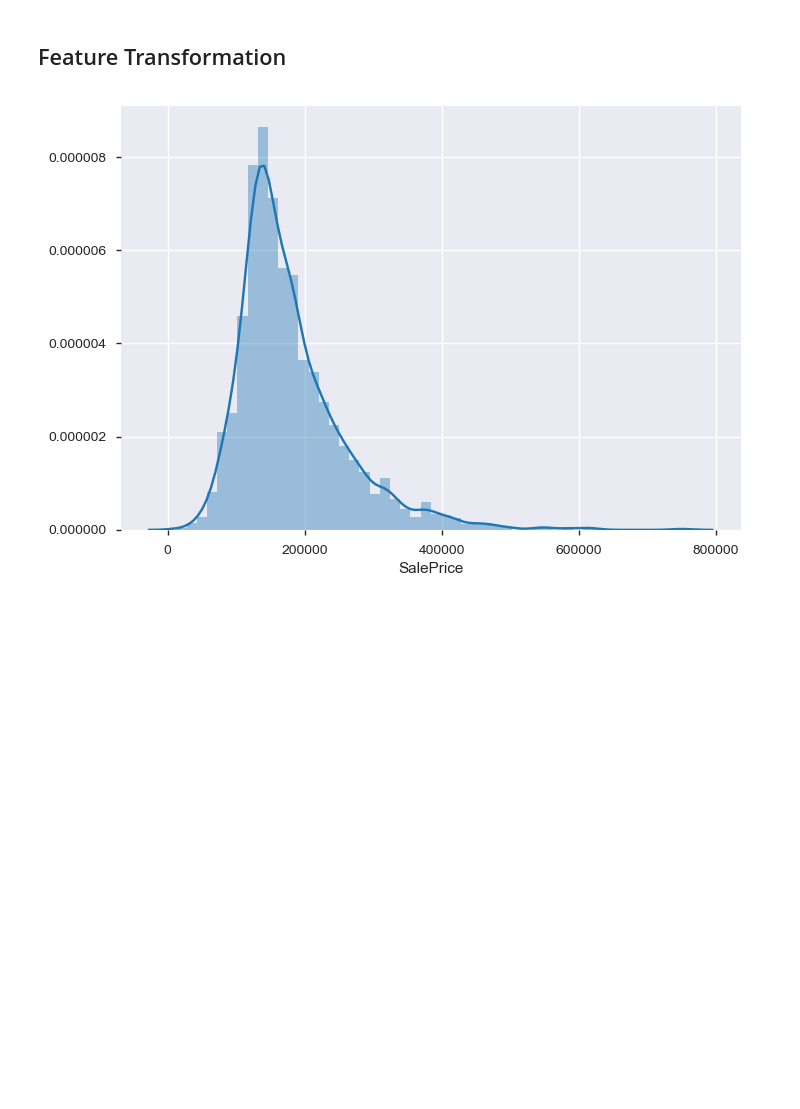
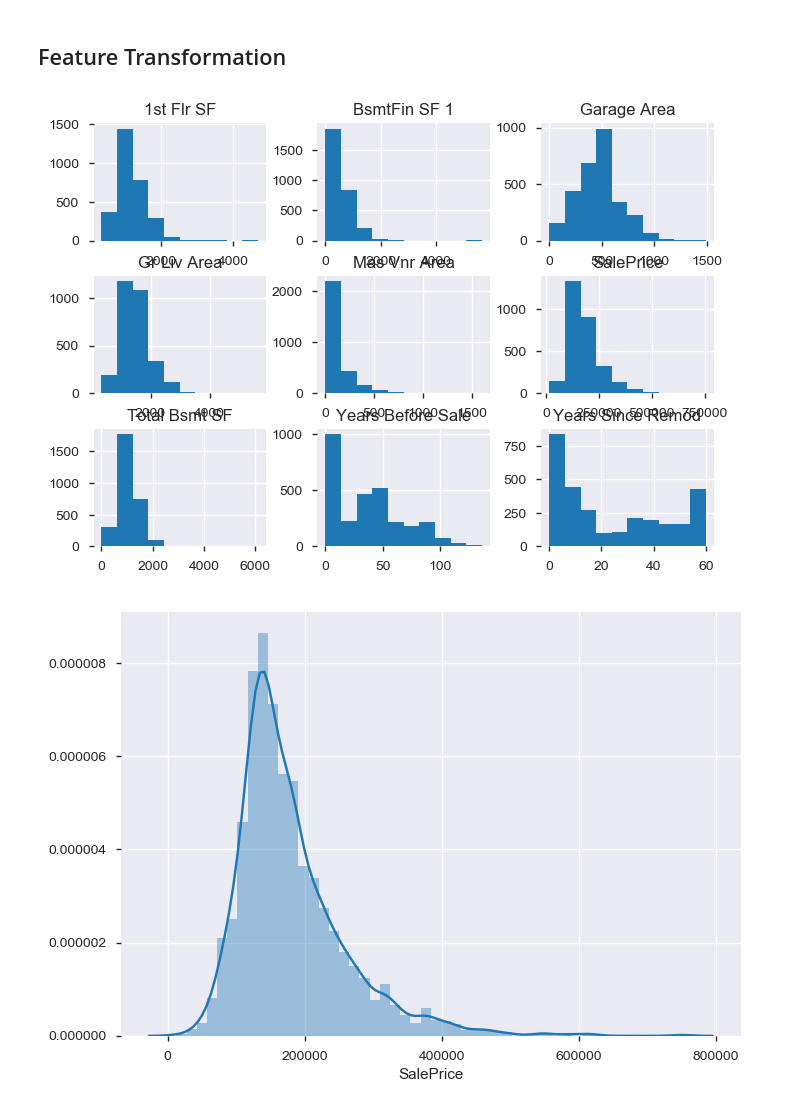
Before and after one commit to shashankumar2812/DataScience-DataAnalytics, a Jupyter notebook: HousingPricePrediction/HousingPricePrediction.ipynb, the cells around one changed output. Cells and saved outputs as stored; diff of their text form; code cells hidden in the pictures; blank space fills up the shorter version.

```diff
--- a/HousingPricePrediction/HousingPricePrediction.ipynb
+++ b/HousingPricePrediction/HousingPricePrediction.ipynb
@@ -552,6 +511,11 @@ pandas_profiling.ProfileReport(num_feature_df)
 <pandas_profiling.ProfileReport at 0x...>
 # %% [markdown]
 ## Feature Transformation
+# %%
+num_feature_df.hist()
+plt.show()
+# %% [output]
+[figure, added]
 # %%
 x = num_feature_df['SalePrice']
 sns.distplot(x);
```
Also changed, not shown: parts of 33 cells of this notebook.
